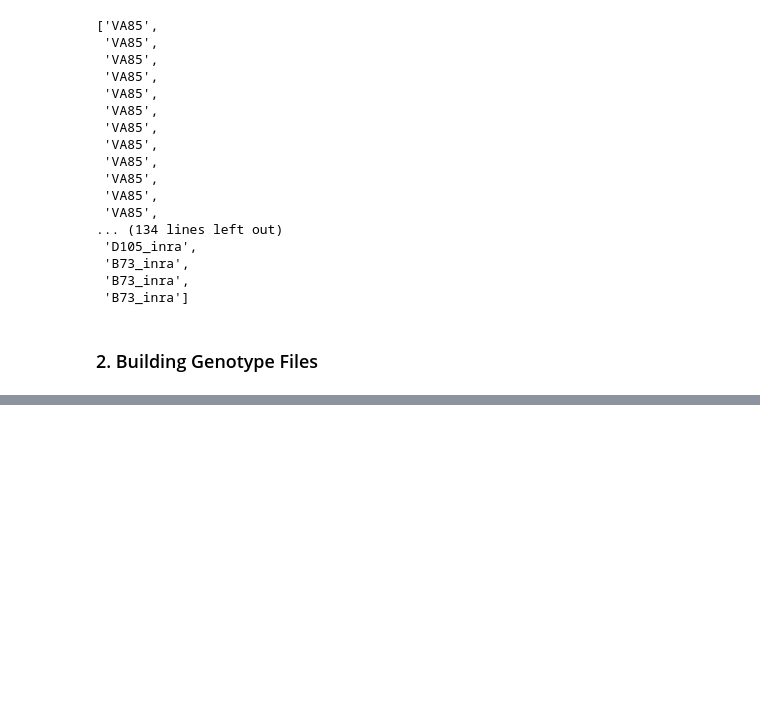
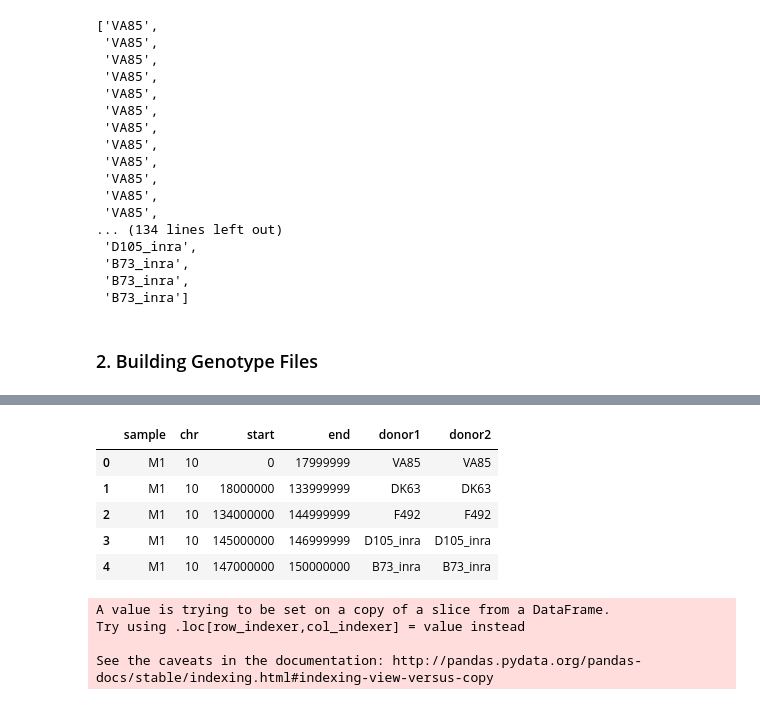
Before and after one commit to sarahodell/impute, a Jupyter notebook: BiogemmaSimulation.ipynb, the cells around one changed output, grey strips where cells are left out. Cells and saved outputs as stored; diff of their text form; code cells hidden in the pictures; blank space fills up the shorter version.

```diff
--- a/BiogemmaSimulation.ipynb
+++ b/BiogemmaSimulation.ipynb
@@ -59,0 +229,19 @@ full_sim.make_outfile(lines,'Biogemma_MAGICSim.txt')
+# %%
+actual.head()
+# %% [output]
+|  | sample | chr | start | end | donor1 | donor2 |
+| 0 | M1 | 10 | 0 | 17999999 | VA85 | VA85 |
+| 1 | M1 | 10 | 18000000 | 133999999 | DK63 | DK63 |
+| 2 | M1 | 10 | 134000000 | 144999999 | F492 | F492 |
+| 3 | M1 | 10 | 145000000 | 146999999 | D105_inra | D105_inra |
+| 4 | M1 | 10 | 147000000 | 150000000 | B73_inra | B73_inra |
+# %%
+homozygous = proja[proja['donor1']==proja['donor2']]
+homozygous['line']=[i[1:] for i in list(homozygous['sample'])]
+projaideo=homozygous[['line','start','end','donor1','donor2']]
+projaideo.to_csv('Predicted_BiogemmaMAGIC_NoHetero_ideo.txt',sep='\t',index=False)
+# %% [output]
+A value is trying to be set on a copy of a slice from a DataFrame.
+Try using .loc[row_indexer,col_indexer] = value instead
+
+See the caveats in the documentation: http://pandas.pydata.org/pandas-docs/stable/indexing.html#indexing-view-versus-copy
```
Also changed, not shown: parts of 45 cells of this notebook, 34 other files.
